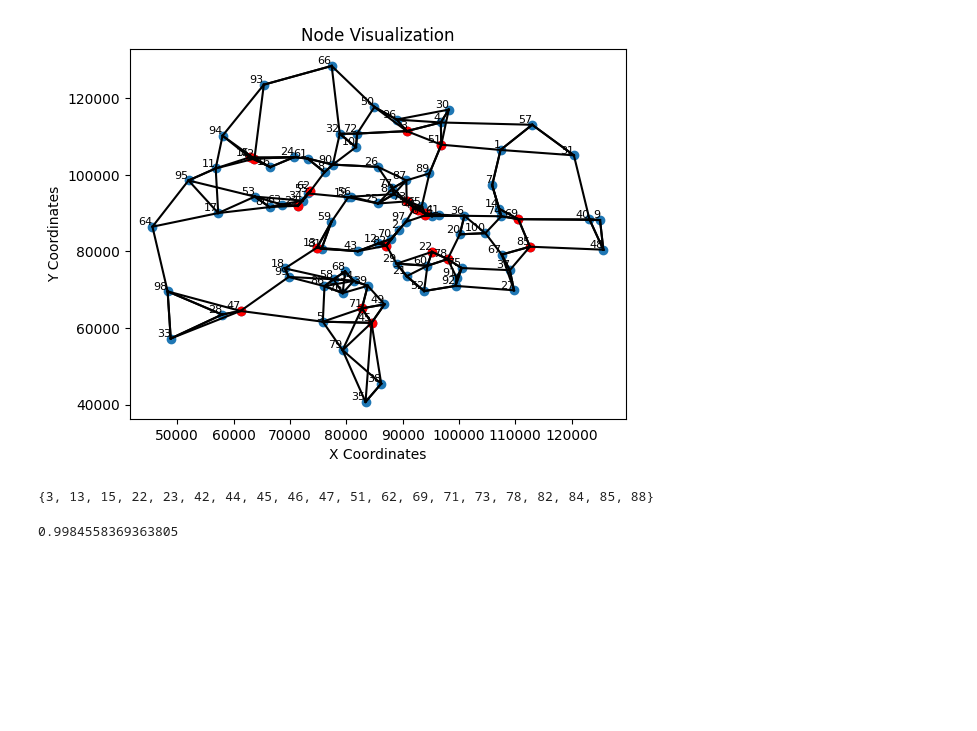
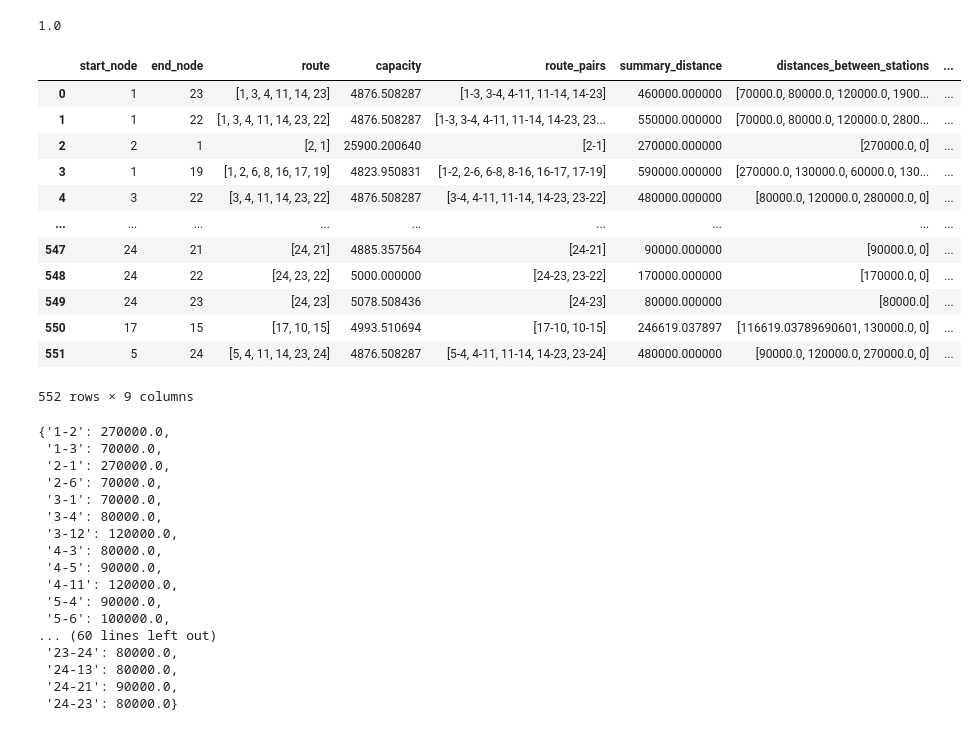
Before and after one commit to iplnk/diplom, a Jupyter notebook: algorithm.ipynb, the cells around one changed output. Saved outputs shown, nothing was run; the diff lists cells and outputs as text; code cells hidden in the pictures; blank space fills up the shorter version.

```diff
--- a/algorithm.ipynb
+++ b/algorithm.ipynb
@@ -779,40 +371,0 @@ Added 7 new station(s) to charging_stations list.
-# %%
-import matplotlib.pyplot as plt
-
-plt.scatter(x, y)
-plt.xlabel('X Coordinates')
-plt.ylabel('Y Coordinates')
-plt.title('Node Visualization')
-for i, (x_coord, y_coord) in enumerate(zip(x, y)):
-    plt.text(x_coord, y_coord, str(i+1), fontsize=8, verticalalignment='bottom', horizontalalignment='right')
-
-# Extracting X and Y coordinates of charging stations
-x_charging = [station['X'] for station in charging_stations]
-y_charging = [station['Y'] for station in charging_stations]
-
-# Plotting charging stations
-plt.scatter(x_charging, y_charging, color='red')
-
-for _, row in Connection_df.iterrows():
-    start_node = row['A']
-    end_node = row['B']
-    plt.plot([x[start_node], x[end_node]], [y[start_node], y[end_node]], 'k-')
-
-plt.show()
-# %% [output]
-[figure, removed]
-# %%
-def get_node_numbers(charging_stations, Node_df):
-    node_numbers = []
-    for station in charging_stations:
-        match = Node_df[(Node_df['X'] == station['X']) & (Node_df['Y'] == station['Y'])]
-        node_numbers.append(match.index[0])
-    return node_numbers
-
-# Call the function with your data
-node_numbers = get_node_numbers(charging_stations, Node_df)
-
-# Print the node numbers of the charging stations
-print(set(node_numbers))
-# %% [output]
-{3, 13, 15, 22, 23, 42, 44, 45, 46, 47, 51, 62, 69, 71, 73, 78, 82, 84, 85, 88}
@@ -923,4 +374,40 @@ Routes_df['within_max_distance'] = Routes_df['distances_between_stations'].apply
 # %%
-sum(Routes_df['within_max_distance'])/len(Routes_df)
+sum(routes_df['within_max_distance'])/len(routes_df)
 # %% [output]
-0.9984558369363805
+1.0
+# %%
+routes_df
+# %% [output]
+|  | start_node | end_node | route | capacity | route_pairs | summary_distance | distances_between_stations | ... |
+| 0 | 1 | 23 | [1, 3, 4, 11, 14, 23] | 4876.508287 | [1-3, 3-4, 4-11, 11-14, 14-23] | 460000.000000 | [70000.0, 80000.0, 120000.0, 1900... | ... |
+| 1 | 1 | 22 | [1, 3, 4, 11, 14, 23, 22] | 4876.508287 | [1-3, 3-4, 4-11, 11-14, 14-23, 23... | 550000.000000 | [70000.0, 80000.0, 120000.0, 2800... | ... |
+| 2 | 2 | 1 | [2, 1] | 25900.200640 | [2-1] | 270000.000000 | [270000.0, 0] | ... |
+| 3 | 1 | 19 | [1, 2, 6, 8, 16, 17, 19] | 4823.950831 | [1-2, 2-6, 6-8, 8-16, 16-17, 17-19] | 590000.000000 | [270000.0, 130000.0, 60000.0, 130... | ... |
+| 4 | 3 | 22 | [3, 4, 11, 14, 23, 22] | 4876.508287 | [3-4, 4-11, 11-14, 14-23, 23-22] | 480000.000000 | [80000.0, 120000.0, 280000.0, 0] | ... |
+| ... | ... | ... | ... | ... | ... | ... | ... | ... |
+| 547 | 24 | 21 | [24, 21] | 4885.357564 | [24-21] | 90000.000000 | [90000.0, 0] | ... |
+| 548 | 24 | 22 | [24, 23, 22] | 5000.000000 | [24-23, 23-22] | 170000.000000 | [170000.0, 0] | ... |
+| 549 | 24 | 23 | [24, 23] | 5078.508436 | [24-23] | 80000.000000 | [80000.0] | ... |
+| 550 | 17 | 15 | [17, 10, 15] | 4993.510694 | [17-10, 10-15] | 246619.037897 | [116619.03789690601, 130000.0, 0] | ... |
+| 551 | 5 | 24 | [5, 4, 11, 14, 23, 24] | 4876.508287 | [5-4, 4-11, 11-14, 14-23, 23-24] | 480000.000000 | [90000.0, 120000.0, 270000.0, 0] | ... |
+552 rows × 9 columns
+# %%
+distances
+# %% [output]
+{'1-2': 270000.0,
+ '1-3': 70000.0,
+ '2-1': 270000.0,
+ '2-6': 70000.0,
+ '3-1': 70000.0,
+ '3-4': 80000.0,
+ '3-12': 120000.0,
+ '4-3': 80000.0,
+ '4-5': 90000.0,
+ '4-11': 120000.0,
+ '5-4': 90000.0,
+ '5-6': 100000.0,
+... (60 lines left out)
+ '23-24': 80000.0,
+ '24-13': 80000.0,
+ '24-21': 90000.0,
+ '24-23': 80000.0}
```
Also changed, not shown: parts of 27 cells of this notebook.
